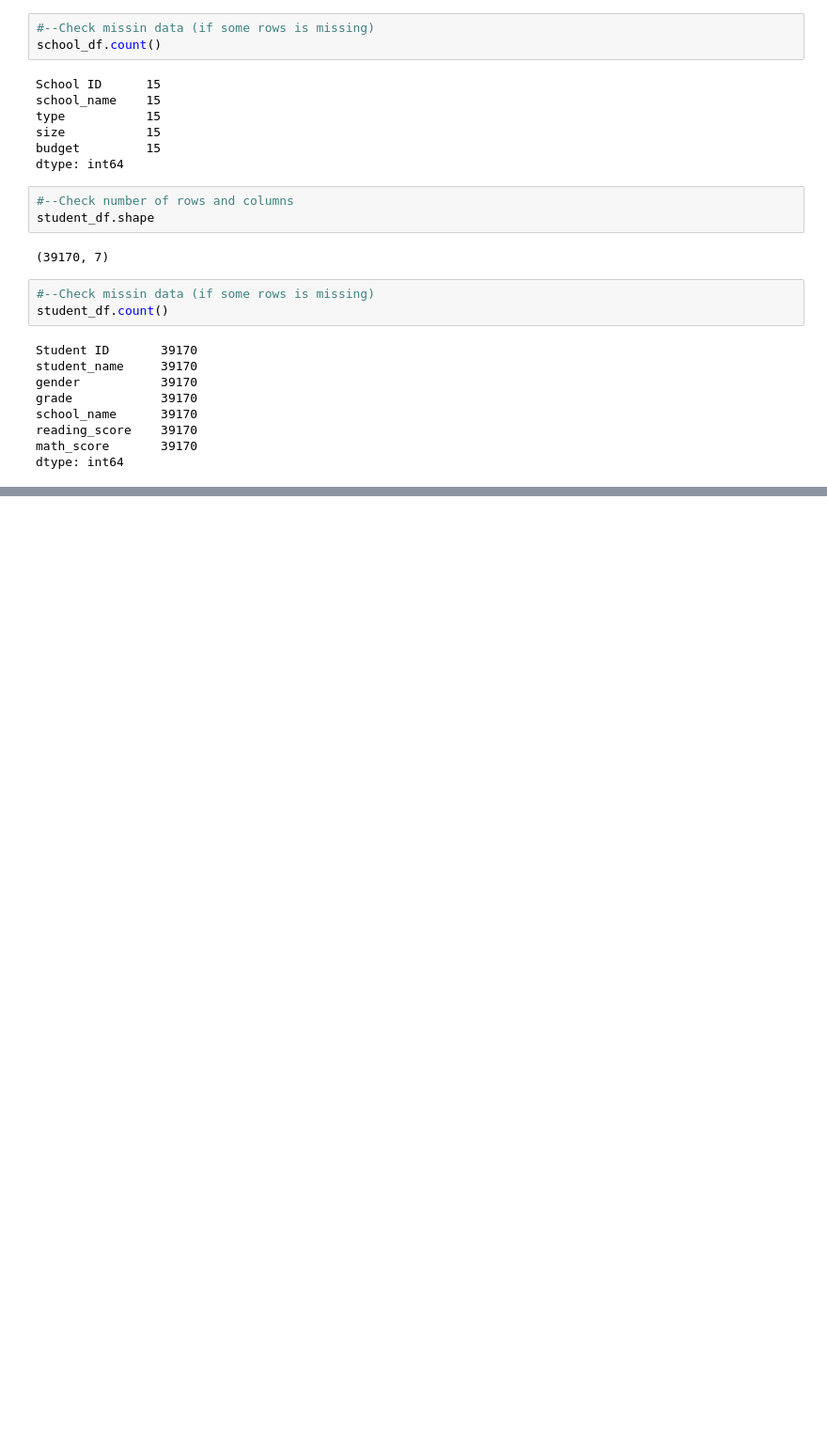
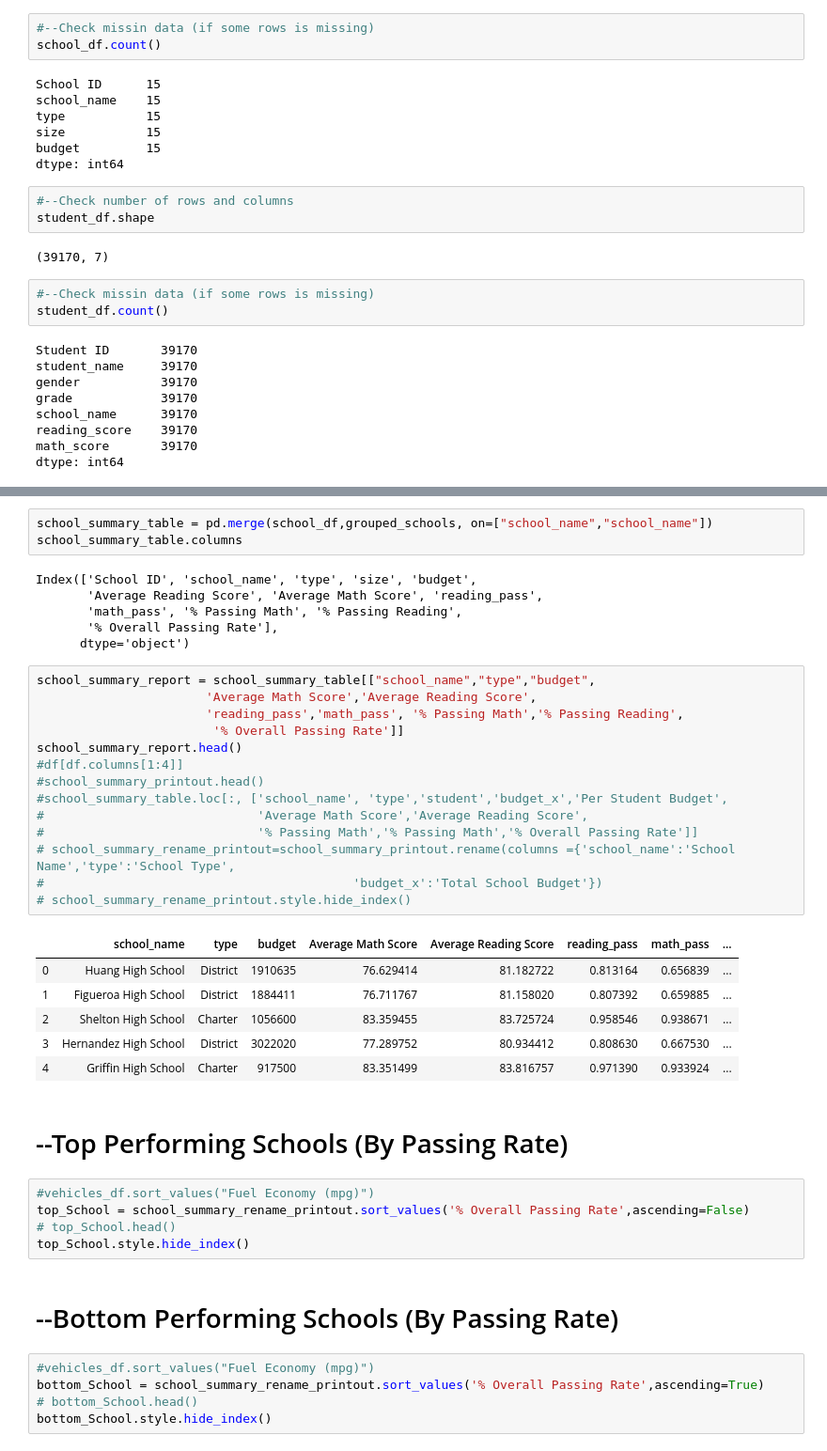
Before and after one commit to PanaratDuke/pandas-challenge, a Jupyter notebook: PyCitySchools.ipynb, the cells around one changed output, grey strips where cells are left out. Shown at 94% size. Cells and saved outputs as stored; diff of their text form; blank space fills up the shorter version.

```diff
--- a/PyCitySchools.ipynb
+++ b/PyCitySchools.ipynb
@@ -127 +270,45 @@ pd.DataFrame.from_dict(district_summary)
+# %%
+school_summary_table = pd.merge(school_df,grouped_schools, on=["school_name","school_name"])
+school_summary_table.columns
+# %% [output]
+Index(['School ID', 'school_name', 'type', 'size', 'budget',
+       'Average Reading Score', 'Average Math Score', 'reading_pass',
+       'math_pass', '% Passing Math', '% Passing Reading',
+       '% Overall Passing Rate'],
+      dtype='object')
+# %%
+school_summary_report = school_summary_table[["school_name","type","budget",
+                       'Average Math Score','Average Reading Score',
+                       'reading_pass','math_pass', '% Passing Math','% Passing Reading',
+                        '% Overall Passing Rate']]
+school_summary_report.head()
+#df[df.columns[1:4]]
+#school_summary_printout.head()
+#school_summary_table.loc[:, ['school_name', 'type','student','budget_x','Per Student Budget',
+#                             'Average Math Score','Average Reading Score',
+#                             '% Passing Math','% Passing Math','% Overall Passing Rate']]
+# school_summary_rename_printout=school_summary_printout.rename(columns ={'school_name':'School Name','type':'School Type',
+#                                          'budget_x':'Total School Budget'})
+# school_summary_rename_printout.style.hide_index()
+# %% [output]
+|  | school_name | type | budget | Average Math Score | Average Reading Score | reading_pass | math_pass | ... |
+| 0 | Huang High School | District | 1910635 | 76.629414 | 81.182722 | 0.813164 | 0.656839 | ... |
+| 1 | Figueroa High School | District | 1884411 | 76.711767 | 81.158020 | 0.807392 | 0.659885 | ... |
+| 2 | Shelton High School | Charter | 1056600 | 83.359455 | 83.725724 | 0.958546 | 0.938671 | ... |
+| 3 | Hernandez High School | District | 3022020 | 77.289752 | 80.934412 | 0.808630 | 0.667530 | ... |
+| 4 | Griffin High School | Charter | 917500 | 83.351499 | 83.816757 | 0.971390 | 0.933924 | ... |
+# %% [markdown]
+# --Top Performing Schools (By Passing Rate)
+# %%
+#vehicles_df.sort_values("Fuel Economy (mpg)")
+top_School = school_summary_rename_printout.sort_values('% Overall Passing Rate',ascending=False)
+# top_School.head()
+top_School.style.hide_index()
+# %% [markdown]
+# --Bottom Performing Schools (By Passing Rate)
+# %%
+#vehicles_df.sort_values("Fuel Economy (mpg)")
+bottom_School = school_summary_rename_printout.sort_values('% Overall Passing Rate',ascending=True)
+# bottom_School.head()
+bottom_School.style.hide_index()
 # %%
```
Also changed, not shown: parts of 40 cells of this notebook.
